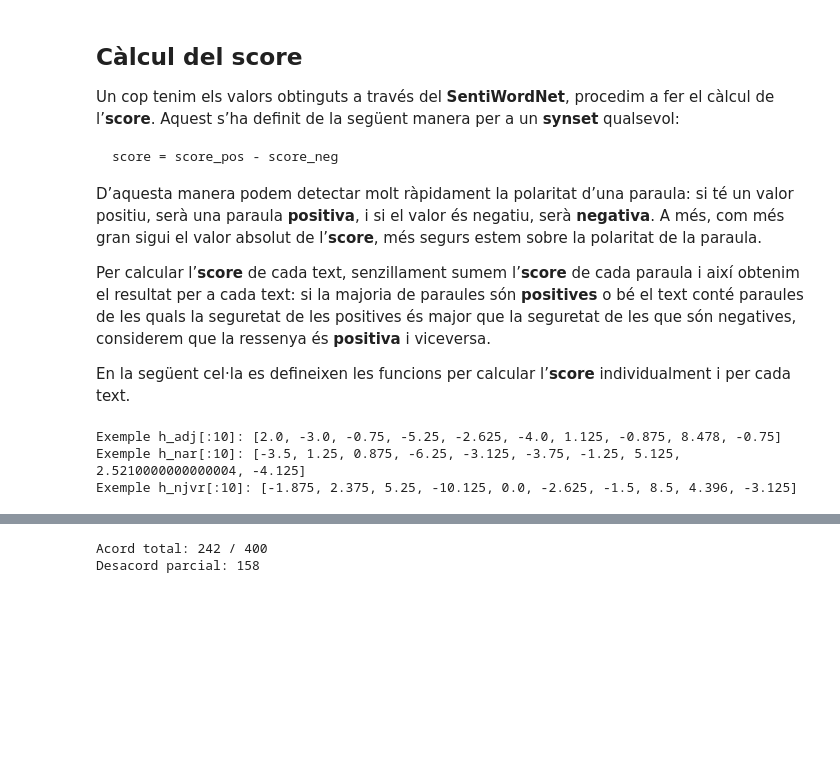
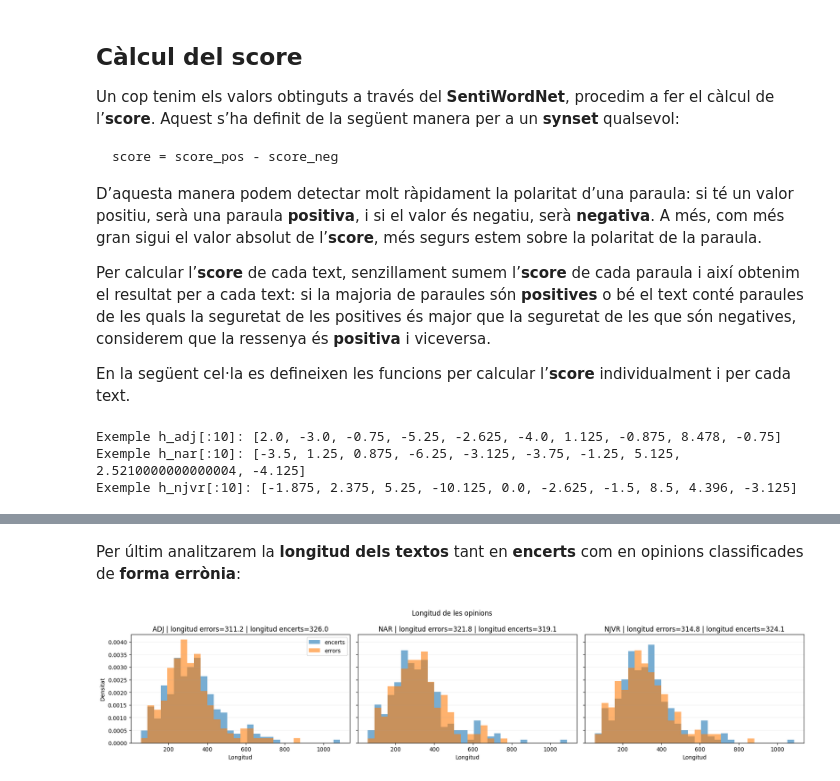
Before and after one commit to maxerrmax/Practica2-PLH, a Jupyter notebook: codi.ipynb, the cells around one changed output, grey strips where cells are left out. Drawn from its saved outputs; the diff is of its cells as text; code cells hidden in the pictures; blank space fills up the shorter version.

```diff
--- a/codi.ipynb
+++ b/codi.ipynb
@@ -1060,16 +1175,47 @@ Mitjana longitud encerts: 324.11
+# %% [markdown]
+Per últim analitzarem la **longitud dels textos** tant en **encerts** com en opinions classificades de **forma errònia**:
 # %%
-# =========================================================
-# 8) COMPARACIO ENTRE ELS 3 NO SUPERVISATS: ACORD
-# =========================================================
-preds_mat = np.vstack([pred_adj, pred_nar, pred_njvr]).T  # (n_textos, 3)
+model_order = ["ADJ", "NAR", "NJVR"]
 
-full_agree = np.where(
-    (preds_mat[:, 0] == preds_mat[:, 1]) &
-    (preds_mat[:, 1] == preds_mat[:, 2])
-)[0]
+lengths_by_model = {}
+for name in model_order:
+    pred_sel = models_unsup[name]
 
-print(f"Acord total: {len(full_agree)} / {len(y_val)}")
-print(f"Desacord parcial: {len(y_val) - len(full_agree)}")
+    err_idx = [i for i, (yt, yp) in enumerate(zip(y_val, pred_sel)) if yt != yp]
+    ok_idx = [i for i, (yt, yp) in enumerate(zip(y_val, pred_sel)) if yt == yp]
+
+    len_err = [len(analyzer(val_texts[i])) for i in err_idx]
+    len_ok = [len(analyzer(val_texts[i])) for i in ok_idx]
+
+    lengths_by_model[name] = {"err": len_err, "ok": len_ok}
+
+all_lengths = []
+for name in model_order:
+    all_lengths.extend(lengths_by_model[name]["err"])
+    all_lengths.extend(lengths_by_model[name]["ok"])
+
+bins = np.linspace(min(all_lengths), max(all_lengths), 31)
+
+fig, axes = plt.subplots(1, 3, figsize=(18, 4), sharey=True)
+
+for ax, name in zip(axes, model_order):
+    len_err = lengths_by_model[name]["err"]
+    len_ok = lengths_by_model[name]["ok"]
+
+    mean_err = np.mean(len_err) if len(len_err) > 0 else 0.0
+    mean_ok = np.mean(len_ok) if len(len_ok) > 0 else 0.0
+
+    ax.hist(len_ok, bins=bins, alpha=0.6, label="encerts", density=True)
+    ax.hist(len_err, bins=bins, alpha=0.6, label="errors", density=True)
+
+    ax.set_title(f"{name} | longitud errors={mean_err:.1f} | longitud encerts={mean_ok:.1f}")
+    ax.set_xlabel("Longitud")
+    ax.grid(axis="y", alpha=0.2)
+
+axes[0].set_ylabel("Densitat")
+axes[0].legend()
+plt.suptitle("Longitud de les opinions")
+plt.tight_layout()
+plt.show()
 # %% [output]
-Acord total: 242 / 400
-Desacord parcial: 158
+[figure, added]
```
Also changed, not shown: parts of 35 cells of this notebook.
